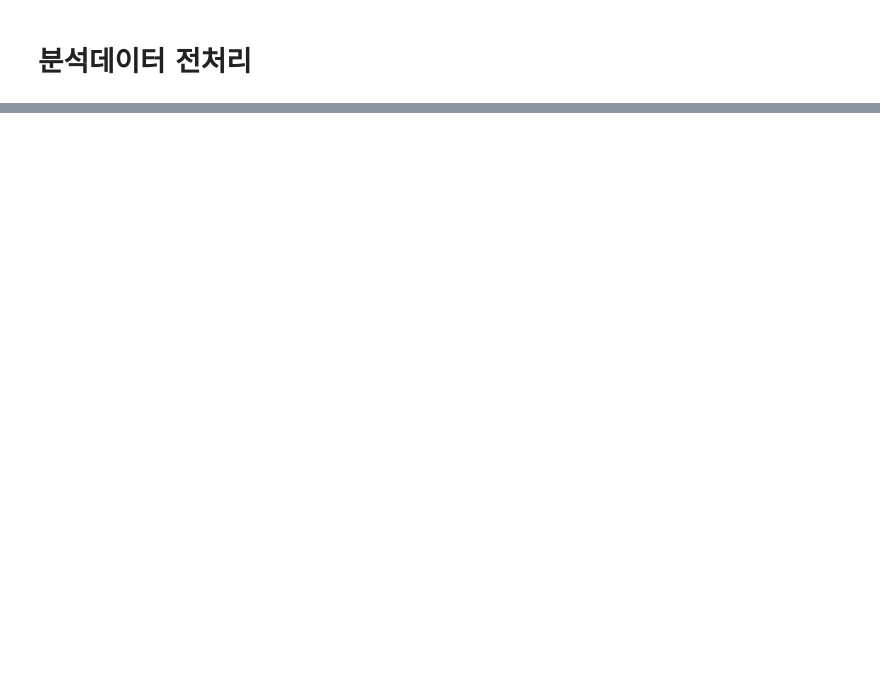
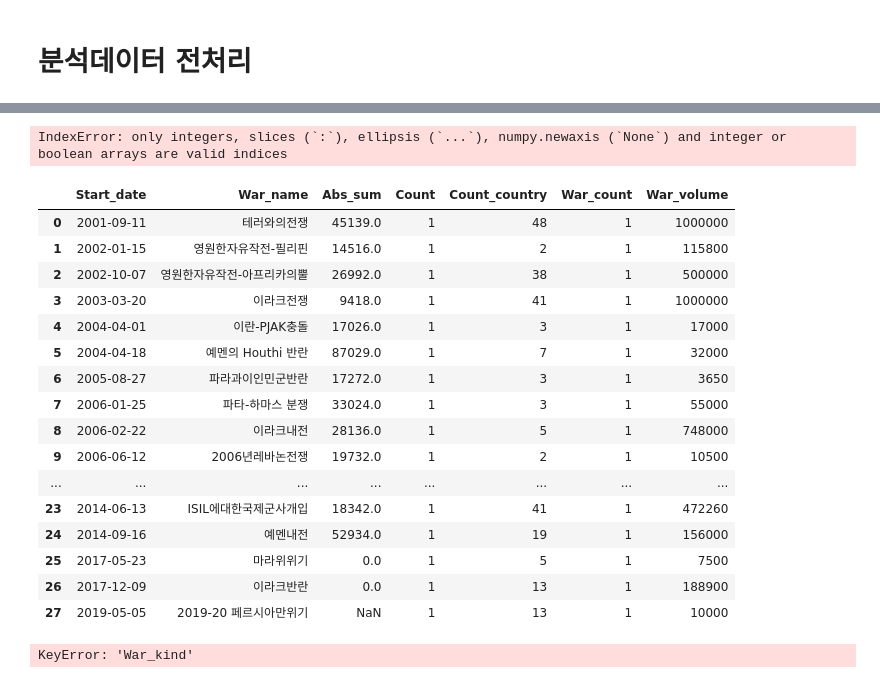
Before and after one commit to lee-edgar/EdaProject, a Jupyter notebook: 11_project/FinanceDataReader_v7.ipynb, the cells around one changed output, grey strips where cells are left out. Saved outputs shown, nothing was run; the diff lists cells and outputs as text; code cells hidden in the pictures; blank space fills up the shorter version.

Commit message:
add final_meta.ipynb & update datas

```diff
--- a/11_project/FinanceDataReader_v7.ipynb
+++ b/11_project/FinanceDataReader_v7.ipynb
@@ -394,0 +348,37 @@ Name: War_genre, Length: 1518, dtype: object
+# %%
+ls_war_X = pd.read_excel('datas/ls_war_X.xls', sheet_name='sheet')
+ls_war_X.rename["Unnamed: 0":,"Unnamed: 0.1","Start_date","War_name","War_kind","War_volume","Count_country","War_count","Abs_sum","Change_sum"]
+ls_war_X.tail(1)
+# %% [output]
+IndexError: only integers, slices (`:`), ellipsis (`...`), numpy.newaxis (`None`) and integer or boolean arrays are valid indices
+# %%
+k = pd.read_excel("./datas/ls_war_info.xls", "sheet")
+k
+# %% [output]
+|  | Start_date | War_name | Abs_sum | Count | Count_country | War_count | War_volume |
+| 0 | 2001-09-11 | 테러와의전쟁 | 45139.0 | 1 | 48 | 1 | 1000000 |
+| 1 | 2002-01-15 | 영원한자유작전-필리핀 | 14516.0 | 1 | 2 | 1 | 115800 |
+| 2 | 2002-10-07 | 영원한자유작전-아프리카의뿔 | 26992.0 | 1 | 38 | 1 | 500000 |
+| 3 | 2003-03-20 | 이라크전쟁 | 9418.0 | 1 | 41 | 1 | 1000000 |
+| 4 | 2004-04-01 | 이란-PJAK충돌 | 17026.0 | 1 | 3 | 1 | 17000 |
+| 5 | 2004-04-18 | 예멘의 Houthi 반란 | 87029.0 | 1 | 7 | 1 | 32000 |
+| 6 | 2005-08-27 | 파라과이인민군반란 | 17272.0 | 1 | 3 | 1 | 3650 |
+| 7 | 2006-01-25 | 파타-하마스 분쟁 | 33024.0 | 1 | 3 | 1 | 55000 |
+| 8 | 2006-02-22 | 이라크내전 | 28136.0 | 1 | 5 | 1 | 748000 |
+| 9 | 2006-06-12 | 2006년레바논전쟁 | 19732.0 | 1 | 2 | 1 | 10500 |
+| ... | ... | ... | ... | ... | ... | ... | ... |
+| 23 | 2014-06-13 | ISIL에대한국제군사개입 | 18342.0 | 1 | 41 | 1 | 472260 |
+| 24 | 2014-09-16 | 예멘내전 | 52934.0 | 1 | 19 | 1 | 156000 |
+| 25 | 2017-05-23 | 마라위위기 | 0.0 | 1 | 5 | 1 | 7500 |
+| 26 | 2017-12-09 | 이라크반란 | 0.0 | 1 | 13 | 1 | 188900 |
+| 27 | 2019-05-05 | 2019-20 페르시아만위기 | NaN | 1 | 13 | 1 | 10000 |
+# %%
+war_info = pd.read_excel("./datas/ls_war_info.xls", "sheet")
+war_info["Count"] = 1
+#war_info = war_info.drop(["Unnamed: 0","Unnamed: 0.1"], axis=1)
+war_info = war_info.pivot_table(["Count", "Count_country", "War_volume","War_name","War_kind","War_count","Abs_sum"], ["Start_date","War_name"])
+war_info["War_id"] = ["w1","w2","w3","w4","w5","w6","w7","w8","w9","w10","w11","w12","w13","w14","w15","w16","w17","w18","w19","w20","w21","w22","w23","w24","w25","w26","w27","w28"]
+war_info
+war_count.to_excel('datas/ls_war_X2.xls', sheet_name='sheet')
+# %% [output]
+KeyError: 'War_kind'
```
Also changed, not shown: parts of 14 cells of this notebook, 4 other files.
